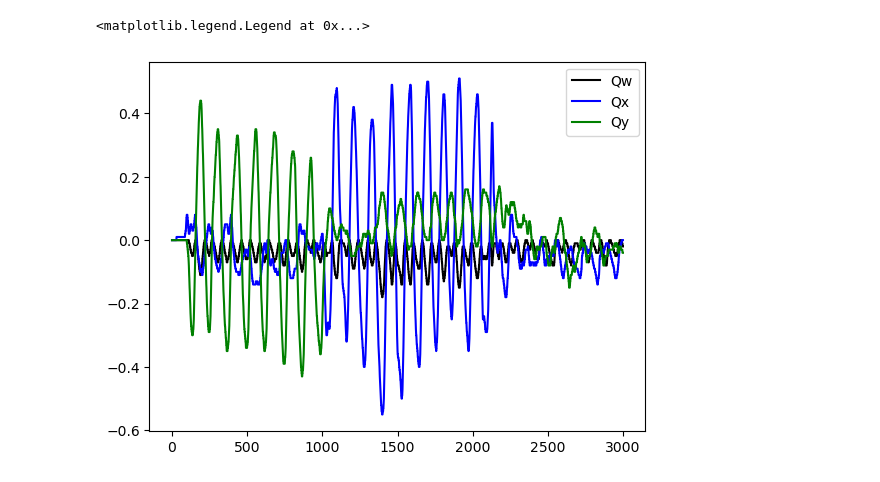
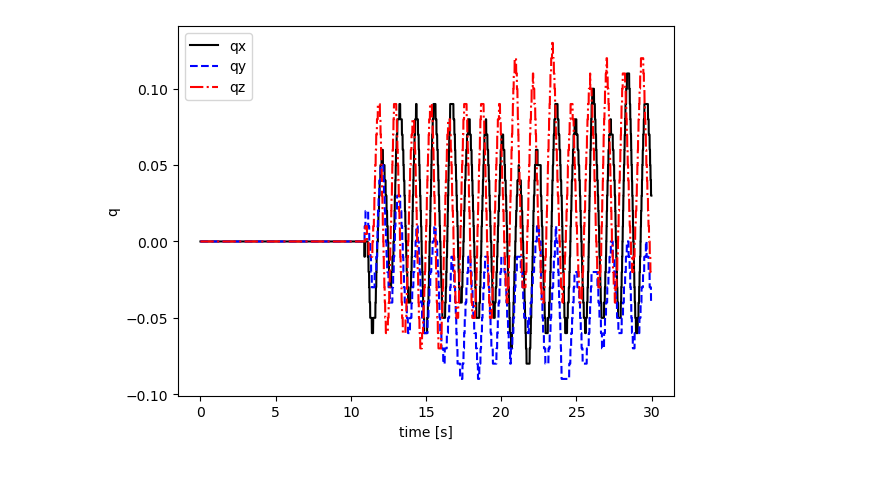
Before and after one commit to davoks/waterbud, a Jupyter notebook: read_waterbud.ipynb, the cells around one changed output. Drawn from its saved outputs; the diff is of its cells as text; code cells hidden in the pictures.

```diff
--- a/read_waterbud.ipynb
+++ b/read_waterbud.ipynb
@@ -4,12 +5,42 @@ import matplotlib.pyplot as plt
 # %%
+"""
+Read data csv, with colums structured as:
+
+Q_w,Q_x,Q_y,Q_z,A_x,A_y,A_z,Areal_x,Areal_y,Areal_z,G_x,G_y,G_z,Gravity_x,Gravity_y,Gravity_z
+
+"""
+
 data = np.genfromtxt('mpu6050-data.csv', delimiter=',')
+
+# convert accelerations to cm/s^2 and put in dictionary
+data_dict = {'t':            data[:,0],
+             'q':       {'w':data[:,1],
+                         'x':data[:,2],
+                         'y':data[:,3],
+                         'z':data[:,4]},
+             'aa':      {'x':data[:,6]/2**13*980.665,
+                         'y':data[:,7]/2**13*980.665,
+                         'z':data[:,8]/2**13*980.665},
+             'aaReal':   {'x':data[:,8]/2**13*980.665,
+                         'y':data[:,9]/2**13*980.665,
+                         'z':data[:,10]/2**13*980.665},
+             'gg':      {'x':data[:,11],
+                         'y':data[:,12],
+                         'z':data[:,13]},
+             'gravity': {'x':data[:,14]*980.665,
+                         'y':data[:,15]*980.665,
+                         'z':data[:,16]*980.665}}
+
+def plot_timeseries(data_dict, varname):
+    plt.figure()
+    plt.plot(data_dict['t'], data_dict[varname]['x'], '-k',  label=varname+'x')
+    plt.plot(data_dict['t'], data_dict[varname]['y'], '--b', label=varname+'y')
+    plt.plot(data_dict['t'], data_dict[varname]['z'], '-.r', label=varname+'z')
+    plt.xlabel('time [s]')
+    plt.ylabel(varname)
+    plt.legend()
+    return None
 # %%
-plt.figure()
-plt.plot(data[:,0]-1,'-k',label='Qw')
-plt.plot(data[:,1],'-b',label='Qx')
-plt.plot(data[:,2],'-g',label='Qy')
-# plt.plot(data[:,3],'-r',label='Qz')
-plt.legend()
+plot_timeseries(data_dict, 'q')
 # %% [output]
-<matplotlib.legend.Legend at 0x...>
-[figure, old version]
+[figure, new version]
```
Also changed, not shown: parts of 6 cells of this notebook, 3 other files.
